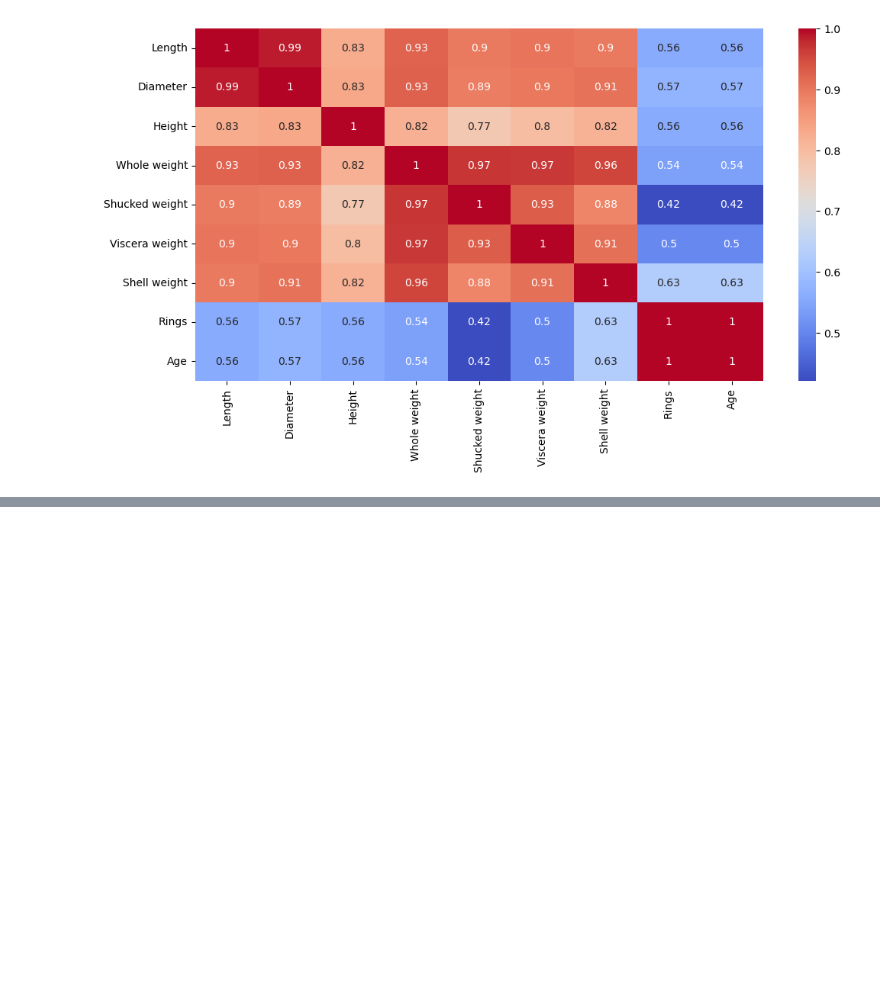
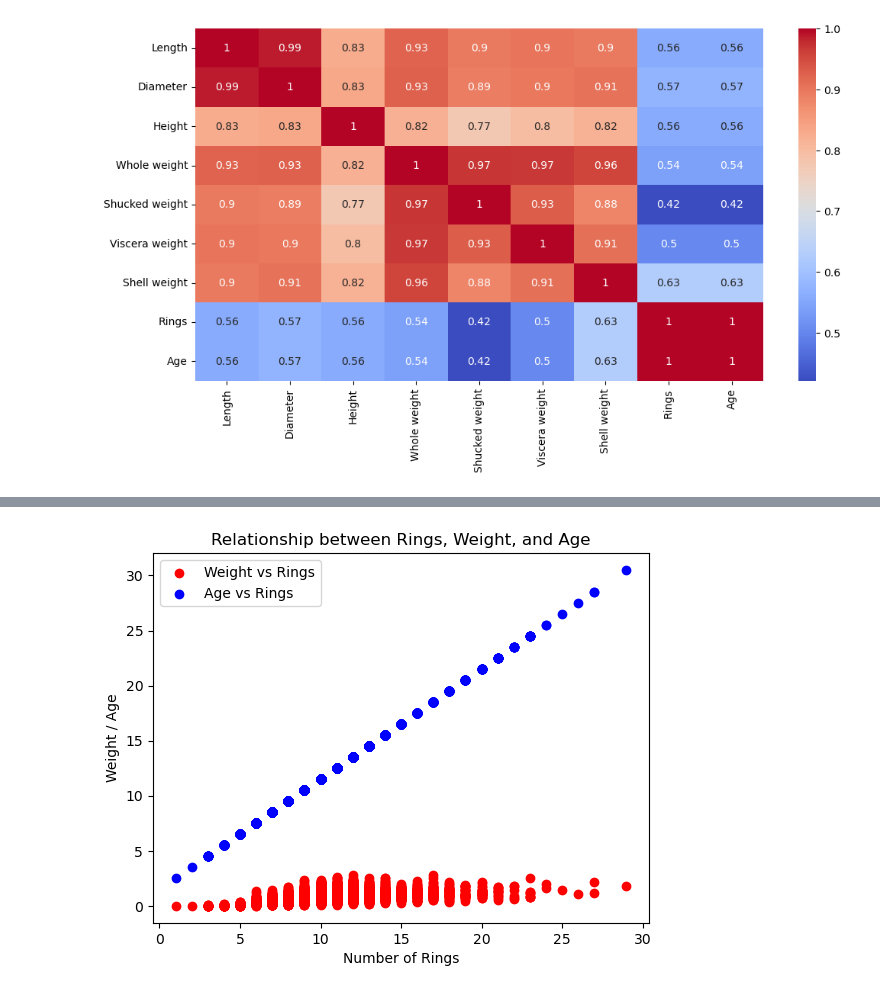
Before and after one commit to The-DigitalAcademy/Abalone_Dashboard, a Jupyter notebook: Abalone_Analysis.ipynb, the cells around one changed output, grey strips where cells are left out. Drawn from its saved outputs; the diff is of its cells as text; code cells hidden in the pictures; blank space fills up the shorter version.

```diff
--- a/Abalone_Analysis.ipynb
+++ b/Abalone_Analysis.ipynb
@@ -129,0 +219,14 @@ sns.heatmap(aba.corr(),cmap='coolwarm',annot=True)
+# %%
+# Scatter plot to show the relationship between the number of rings and the weight of an abalone
+plt.scatter(aba['Rings'], aba['Whole weight'], color='red', label='Weight vs Rings')
+
+# Scatter plot to show the relationship between the number of rings and the age of an abalone
+plt.scatter(aba['Rings'], aba['Age'], color='blue', label='Age vs Rings')
+
+plt.xlabel('Number of Rings')
+plt.ylabel('Weight / Age')
+plt.title('Relationship between Rings, Weight, and Age')
+plt.legend()
+plt.show()
+# %% [output]
+[figure, added]
```
Also changed, not shown: parts of 10 cells of this notebook.
